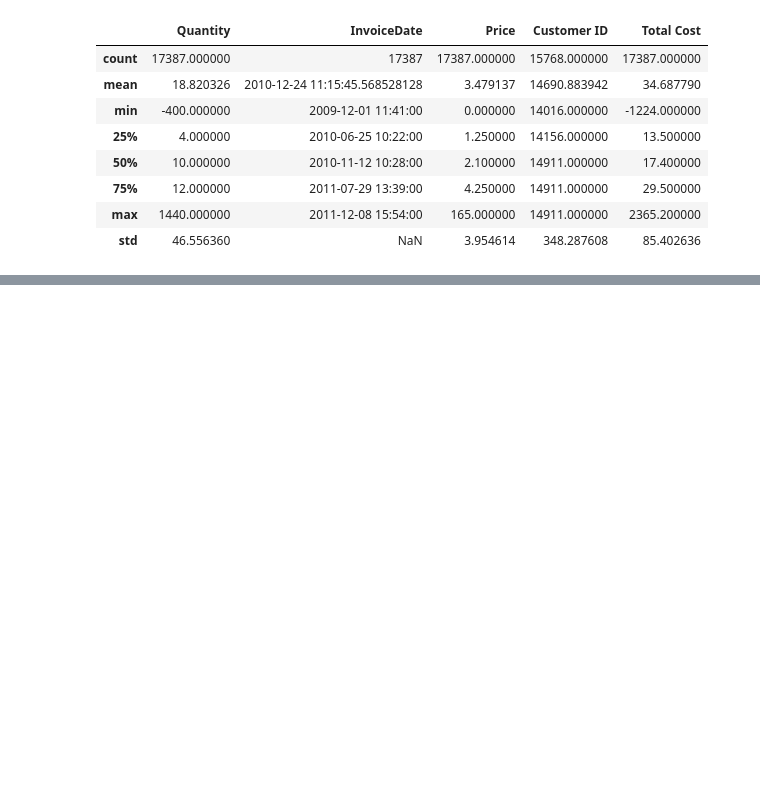
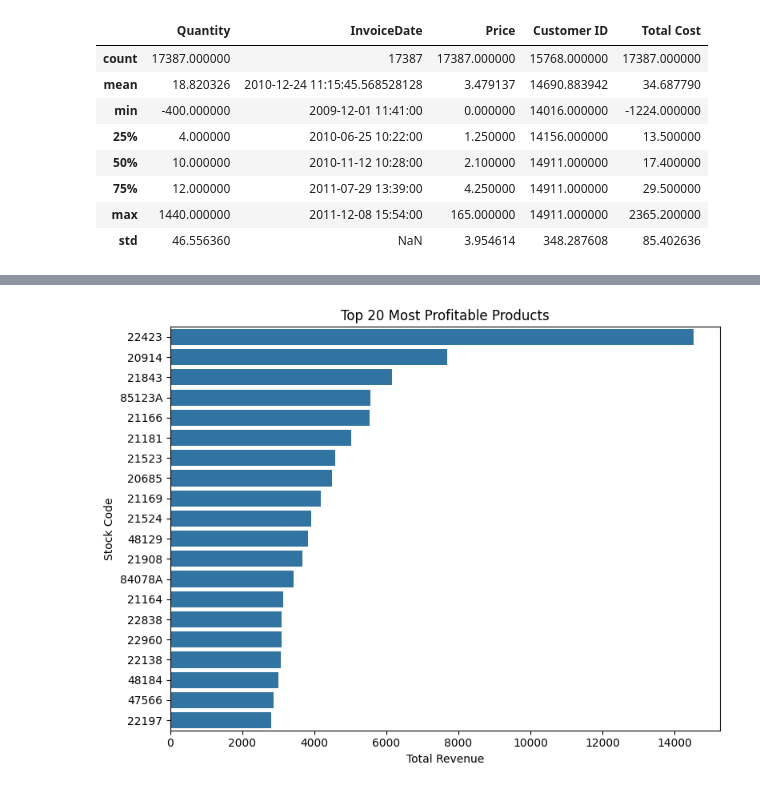
Before and after one commit to Ri-Dearg/ca2-market-retail, a Jupyter notebook: ca2-market-retail.ipynb, the cells around one changed output, grey strips where cells are left out. Saved outputs shown, nothing was run; the diff lists cells and outputs as text; code cells hidden in the pictures; blank space fills up the shorter version.

```diff
--- a/ca2-market-retail.ipynb
+++ b/ca2-market-retail.ipynb
@@ -375,0 +386,8 @@ plt.show()
+# %%
+top_20_products = (
+    product_revenue
+    .sort_values("Total Cost", ascending=False)
+    .head(20)
+)
+
+top_20_products
@@ -375,0 +412,17 @@ plt.show()
+# %%
+plt.figure(figsize=(8, 6))
+
+sns.barplot(
+    data=top_20_products,
+    x="Total Cost",
+    y="StockCode",
+    orient="h"
+)
+
+plt.title("Top 20 Most Profitable Products")
+plt.xlabel("Total Revenue")
+plt.ylabel("Stock Code")
+plt.tight_layout()
+plt.show()
+# %% [output]
+[figure, added]
```
Also changed, not shown: parts of 3 cells of this notebook.
